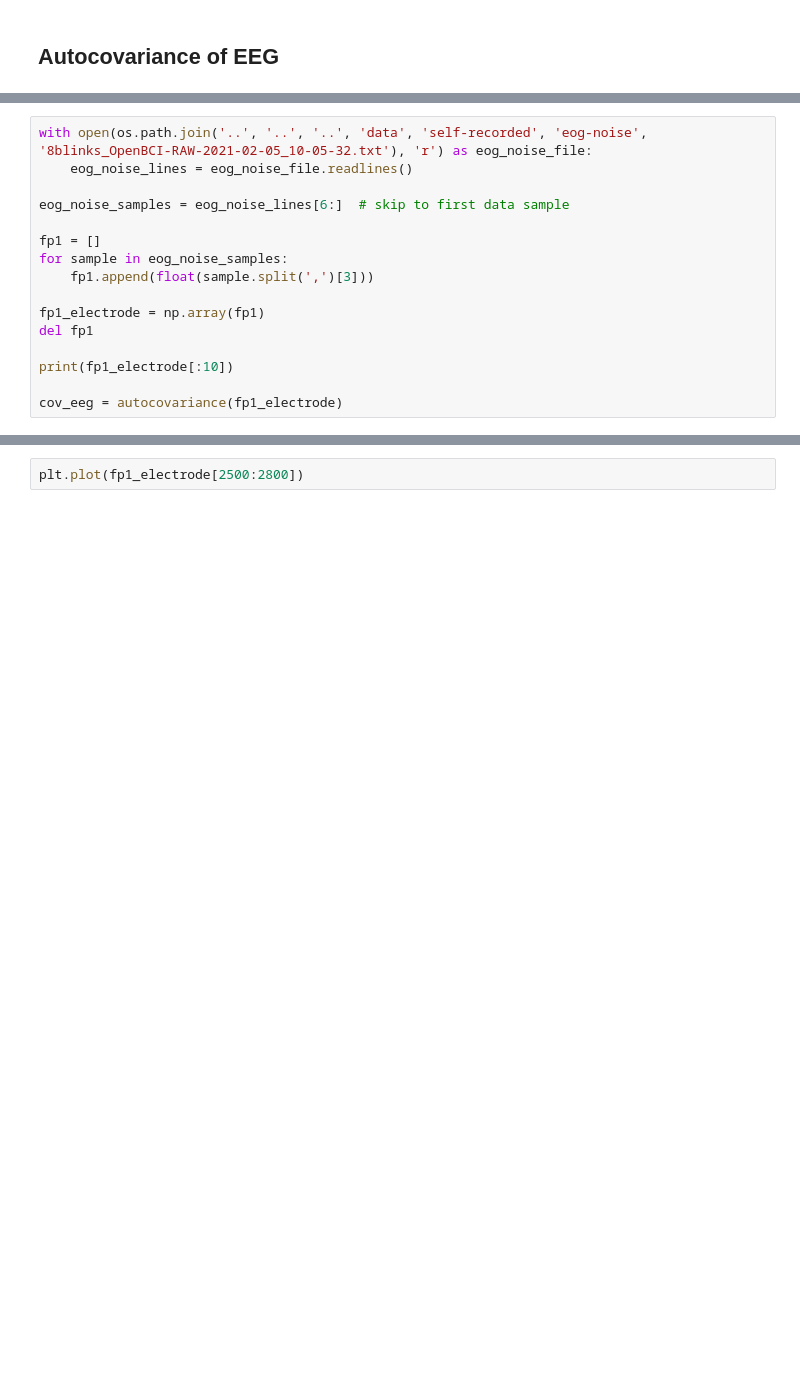
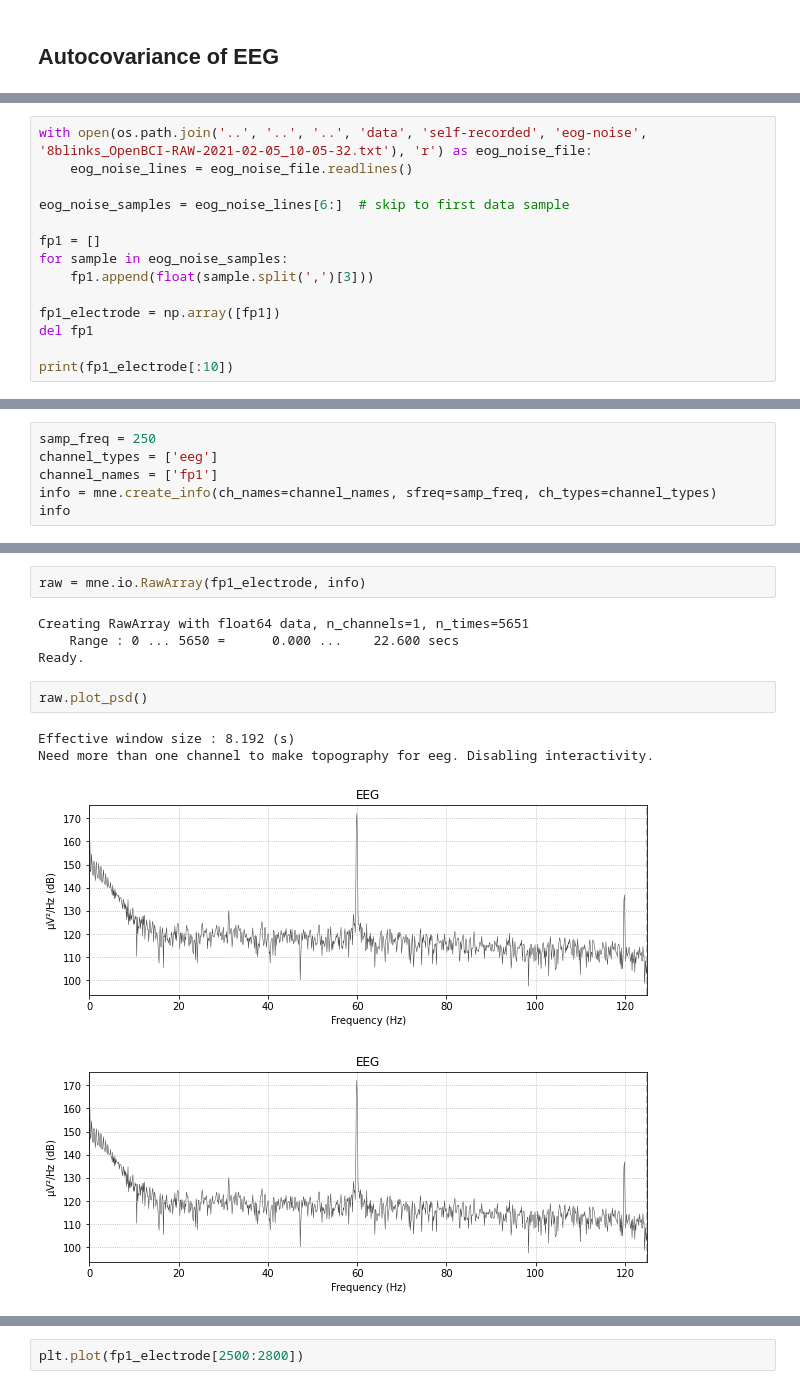
Before and after one commit to AdamVD/EEEE-533-BioSignal-Processing, a Jupyter notebook: practicals/chapter2/notebooks/Chapter 2 Practical.ipynb, the cells around one changed output, grey strips where cells are left out. Drawn from its saved outputs; the diff is of its cells as text; blank space fills up the shorter version.

Commit message:
Create MNE raw and plot PSD

```diff
--- a/practicals/chapter2/notebooks/Chapter 2 Practical.ipynb
+++ b/practicals/chapter2/notebooks/Chapter 2 Practical.ipynb
@@ -79,10 +84,8 @@ fp1 = []
 for sample in eog_noise_samples:
     fp1.append(float(sample.split(',')[3]))
 
-fp1_electrode = np.array(fp1)
+fp1_electrode = np.array([fp1])
 del fp1
 
 print(fp1_electrode[:10])
-
-cov_eeg = autocovariance(fp1_electrode)
 # %% [output]
@@ -93,0 +96,6 @@ cov_eeg = autocovariance(fp1_electrode)
+# %%
+samp_freq = 250
+channel_types = ['eeg']
+channel_names = ['fp1']
+info = mne.create_info(ch_names=channel_names, sfreq=samp_freq, ch_types=channel_types)
+info
@@ -93,0 +117,13 @@ cov_eeg = autocovariance(fp1_electrode)
+# %%
+raw = mne.io.RawArray(fp1_electrode, info)
+# %% [output]
+Creating RawArray with float64 data, n_channels=1, n_times=5651
+    Range : 0 ... 5650 =      0.000 ...    22.600 secs
+Ready.
+# %%
+raw.plot_psd()
+# %% [output]
+Effective window size : 8.192 (s)
+Need more than one channel to make topography for eeg. Disabling interactivity.
+[figure, added]
+[figure, added]
```
Also changed, not shown: parts of 8 cells of this notebook.
